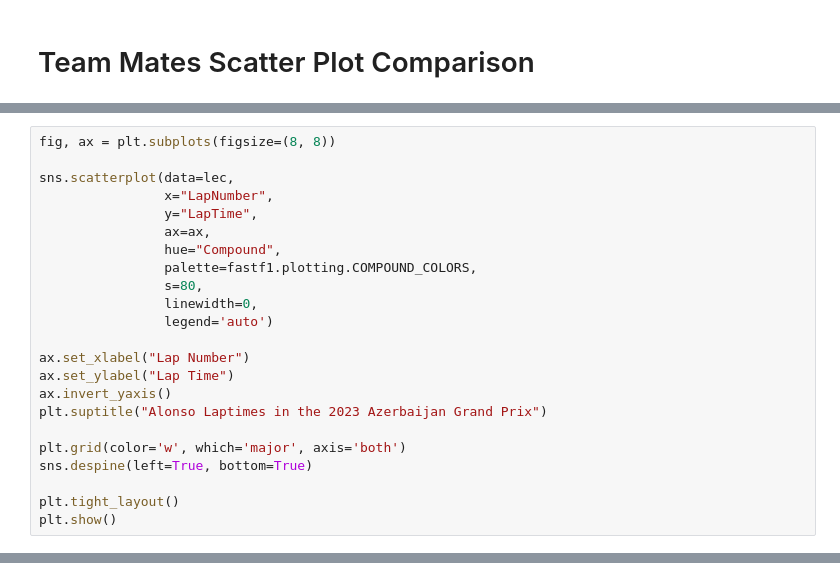
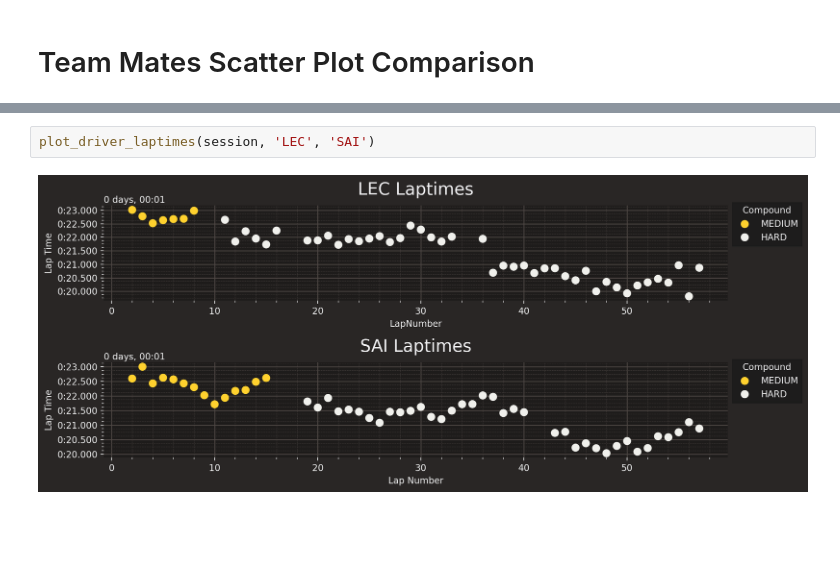
Before and after one commit to visciric/Projects, a Jupyter notebook: F1 Data Analysis/season_2024/03_Melbourne/Race.ipynb, the cells around one changed output, grey strips where cells are left out. Cells and saved outputs as stored; diff of their text form; blank space fills up the shorter version.

```diff
--- a/F1 Data Analysis/season_2024/03_Melbourne/Race.ipynb
+++ b/F1 Data Analysis/season_2024/03_Melbourne/Race.ipynb
@@ -235,23 +258,0 @@ No artists with labels found to put in legend.  Note that artists whose label st
-# %%
-fig, ax = plt.subplots(figsize=(8, 8))
-
-sns.scatterplot(data=lec,
-                x="LapNumber",
-                y="LapTime",
-                ax=ax,
-                hue="Compound",
-                palette=fastf1.plotting.COMPOUND_COLORS,
-                s=80,
-                linewidth=0,
-                legend='auto')
-
-ax.set_xlabel("Lap Number")
-ax.set_ylabel("Lap Time")
-ax.invert_yaxis()
-plt.suptitle("Alonso Laptimes in the 2023 Azerbaijan Grand Prix")
-
-plt.grid(color='w', which='major', axis='both')
-sns.despine(left=True, bottom=True)
-
-plt.tight_layout()
-plt.show()
@@ -299,0 +301,4 @@ plt.show()
+# %%
+plot_driver_laptimes(session, 'LEC', 'SAI')
+# %% [output]
+[figure, added]
```
Also changed, not shown: parts of 20 cells of this notebook, 2 other files.
